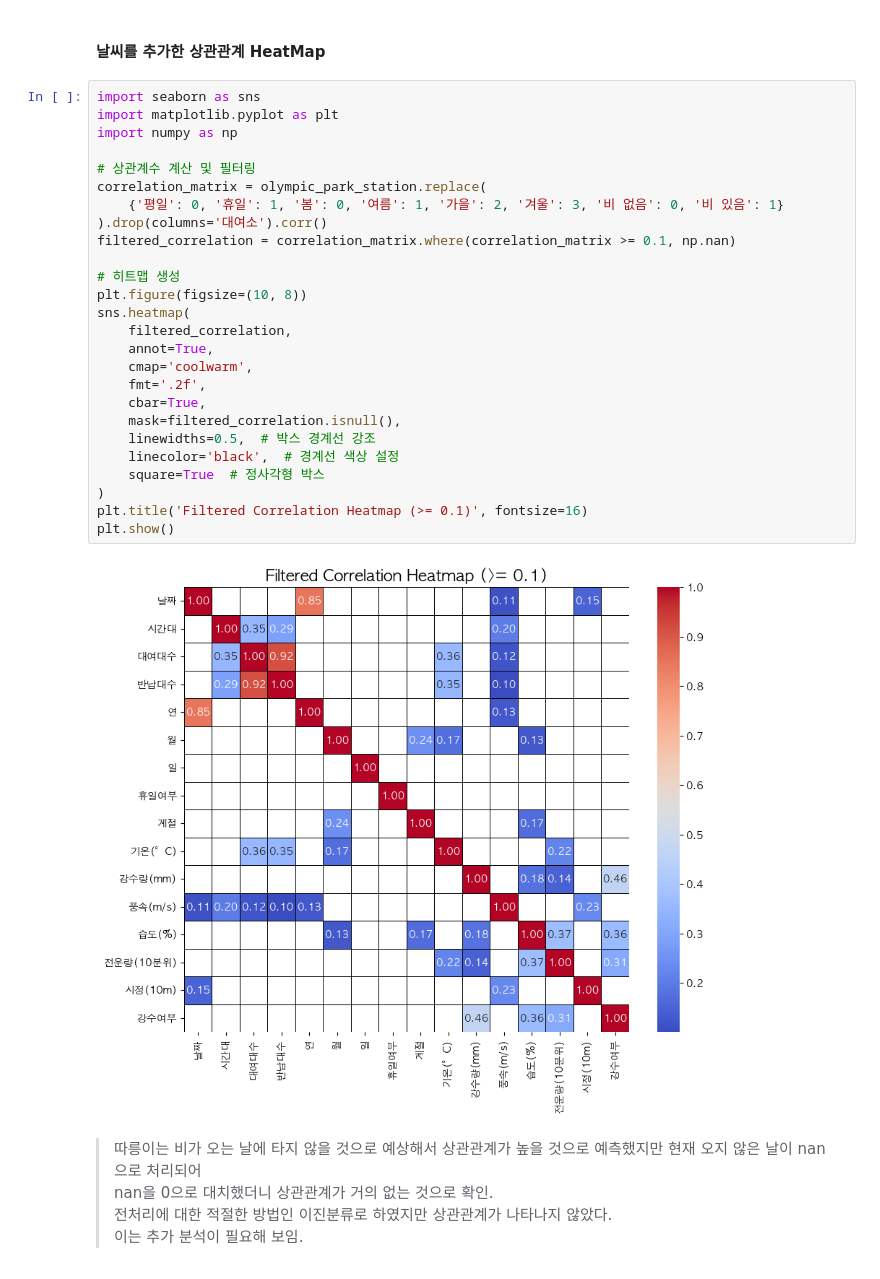
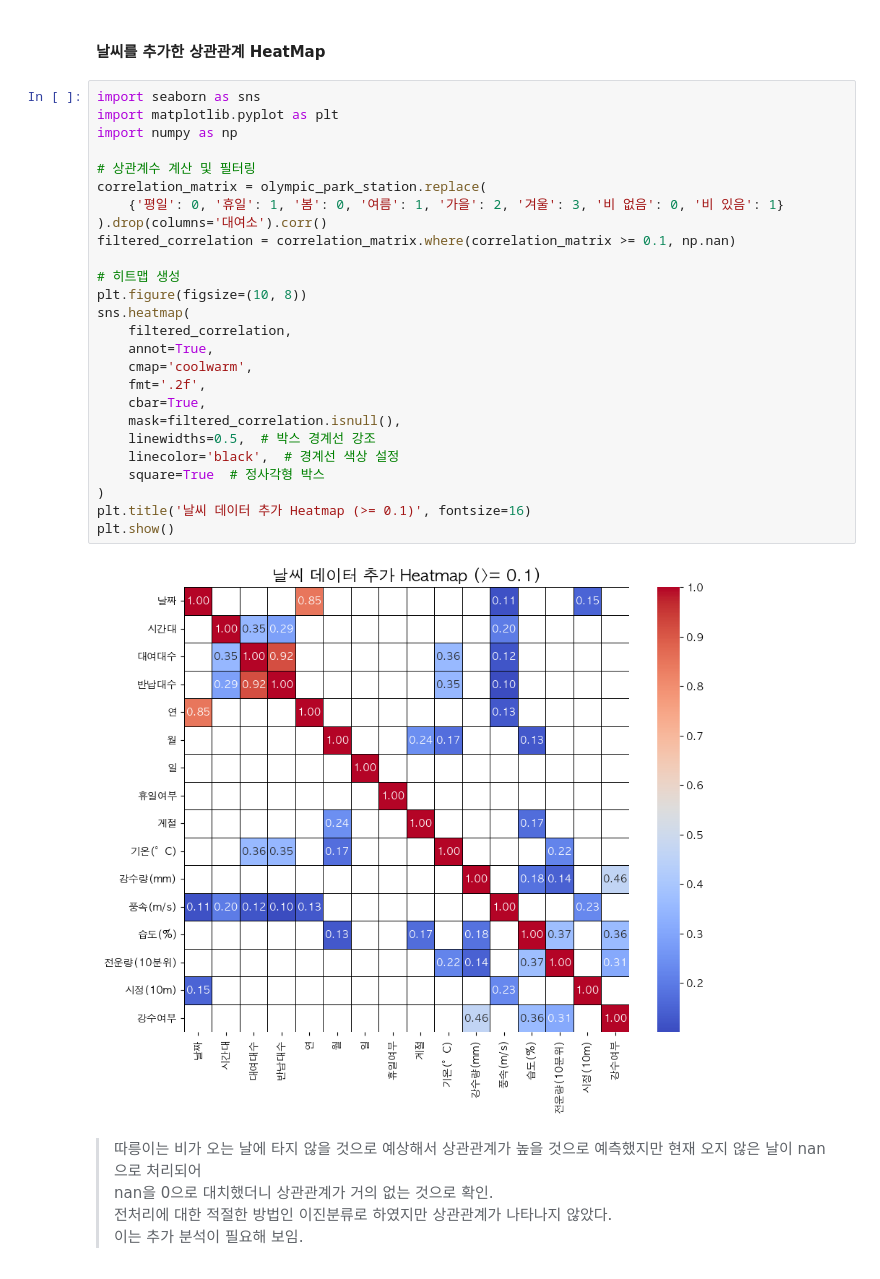
Before and after one commit to donghun-ha/Ddareungi, a Jupyter notebook: python/note/dh/olympic_park.ipynb, the cells around one changed output. Saved outputs shown, nothing was run; the diff lists cells and outputs as text.

```diff
--- a/python/note/dh/olympic_park.ipynb
+++ b/python/note/dh/olympic_park.ipynb
@@ -737,31 +737,31 @@ plt.show()
 # %%
 import seaborn as sns
 import matplotlib.pyplot as plt
 import numpy as np
 
 # 상관계수 계산 및 필터링
 correlation_matrix = olympic_park_station.replace(
     {'평일': 0, '휴일': 1, '봄': 0, '여름': 1, '가을': 2, '겨울': 3, '비 없음': 0, '비 있음': 1}
 ).drop(columns='대여소').corr()
 filtered_correlation = correlation_matrix.where(correlation_matrix >= 0.1, np.nan)
 
 # 히트맵 생성
 plt.figure(figsize=(10, 8))
 sns.heatmap(
     filtered_correlation,
     annot=True,
     cmap='coolwarm',
     fmt='.2f',
     cbar=True,
     mask=filtered_correlation.isnull(),
     linewidths=0.5,  # 박스 경계선 강조
     linecolor='black',  # 경계선 색상 설정
     square=True  # 정사각형 박스
 )
-plt.title('Filtered Correlation Heatmap (>= 0.1)', fontsize=16)
+plt.title('날씨 데이터 추가 Heatmap (>= 0.1)', fontsize=16)
 plt.show()
 # %% [output]
-[figure, old version]
+[figure, new version]
 # %% [markdown]
 > 따릉이는 비가 오는 날에 타지 않을 것으로 예상해서 상관관계가 높을 것으로 예측했지만 현재 오지 않은 날이 nan으로 처리되어
 nan을 0으로 대치했더니 상관관계가 거의 없는 것으로 확인.
```
Also changed, not shown: parts of 5 cells of this notebook.
